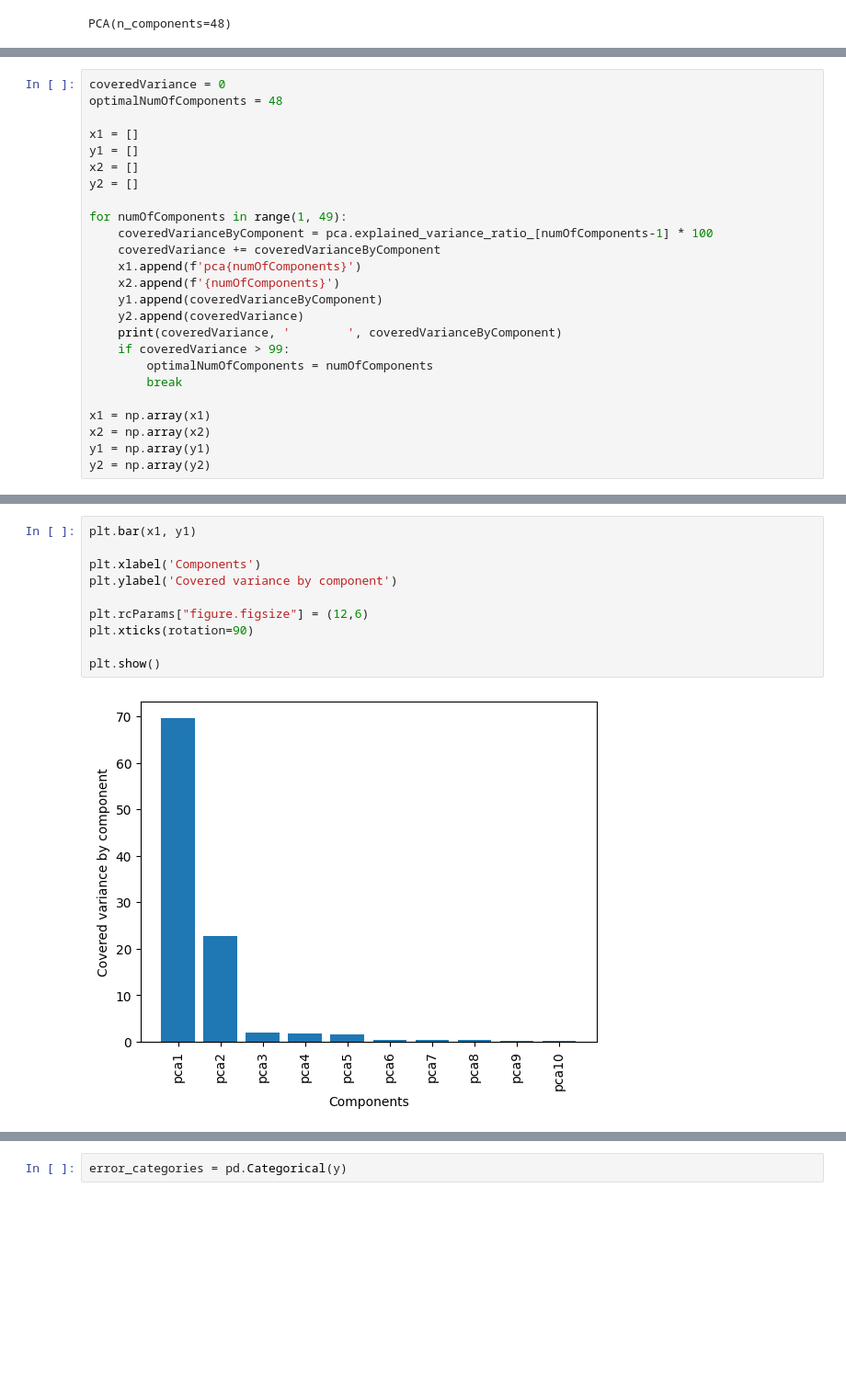
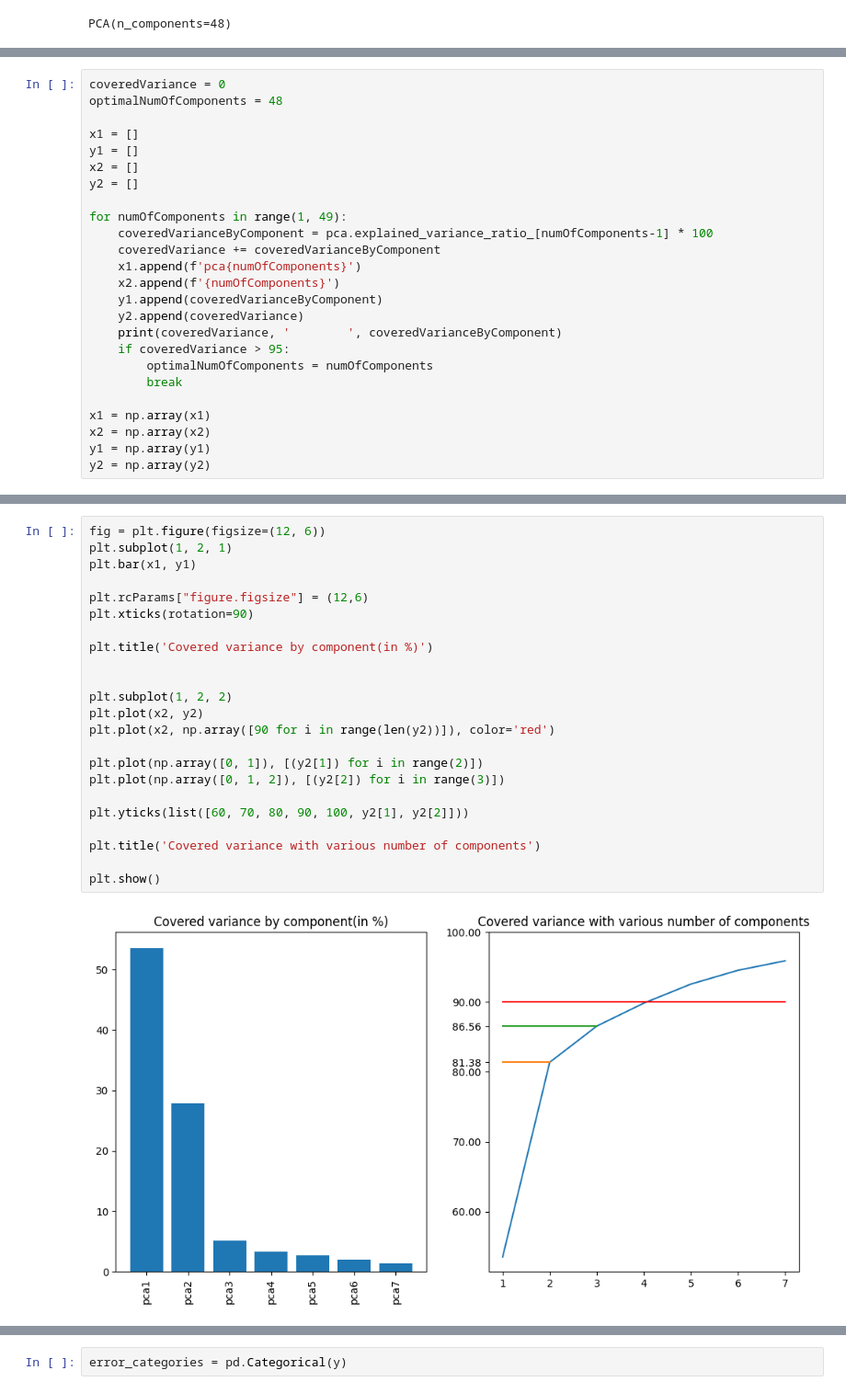
Before and after one commit to MATF-istrazivanje-podataka-1/2023_Data_Mining_Sensorless_drive_Dataset, a Jupyter notebook: preprocessing/clustering/preprocessing_clustering.ipynb, the cells around one changed output, grey strips where cells are left out. Shown: that part at 92% size. Drawn from its saved outputs; the diff is of its cells as text; blank space fills up the shorter version.

```diff
--- a/preprocessing/clustering/preprocessing_clustering.ipynb
+++ b/preprocessing/clustering/preprocessing_clustering.ipynb
@@ -41,7 +66,7 @@ for numOfComponents in range(1, 49):
     y1.append(coveredVarianceByComponent)
     y2.append(coveredVariance)
     print(coveredVariance, '        ', coveredVarianceByComponent)
-    if coveredVariance > 99:
+    if coveredVariance > 95:
         optimalNumOfComponents = numOfComponents
         break
 
@@ -65,12 +85,25 @@ from matplotlib import pyplot as plt
 # %%
+fig = plt.figure(figsize=(12, 6))
+plt.subplot(1, 2, 1)
 plt.bar(x1, y1)
-
-plt.xlabel('Components')
-plt.ylabel('Covered variance by component')
 
 plt.rcParams["figure.figsize"] = (12,6)
 plt.xticks(rotation=90)
 
+plt.title('Covered variance by component(in %)')
+
+
+plt.subplot(1, 2, 2)
+plt.plot(x2, y2)
+plt.plot(x2, np.array([90 for i in range(len(y2))]), color='red')
+
+plt.plot(np.array([0, 1]), [(y2[1]) for i in range(2)])
+plt.plot(np.array([0, 1, 2]), [(y2[2]) for i in range(3)])
+
+plt.yticks(list([60, 70, 80, 90, 100, y2[1], y2[2]]))
+
+plt.title('Covered variance with various number of components')
+
 plt.show()
 # %% [output]
-[figure, old version]
+[figure, new version]
```
Also changed, not shown: parts of 33 cells of this notebook.
